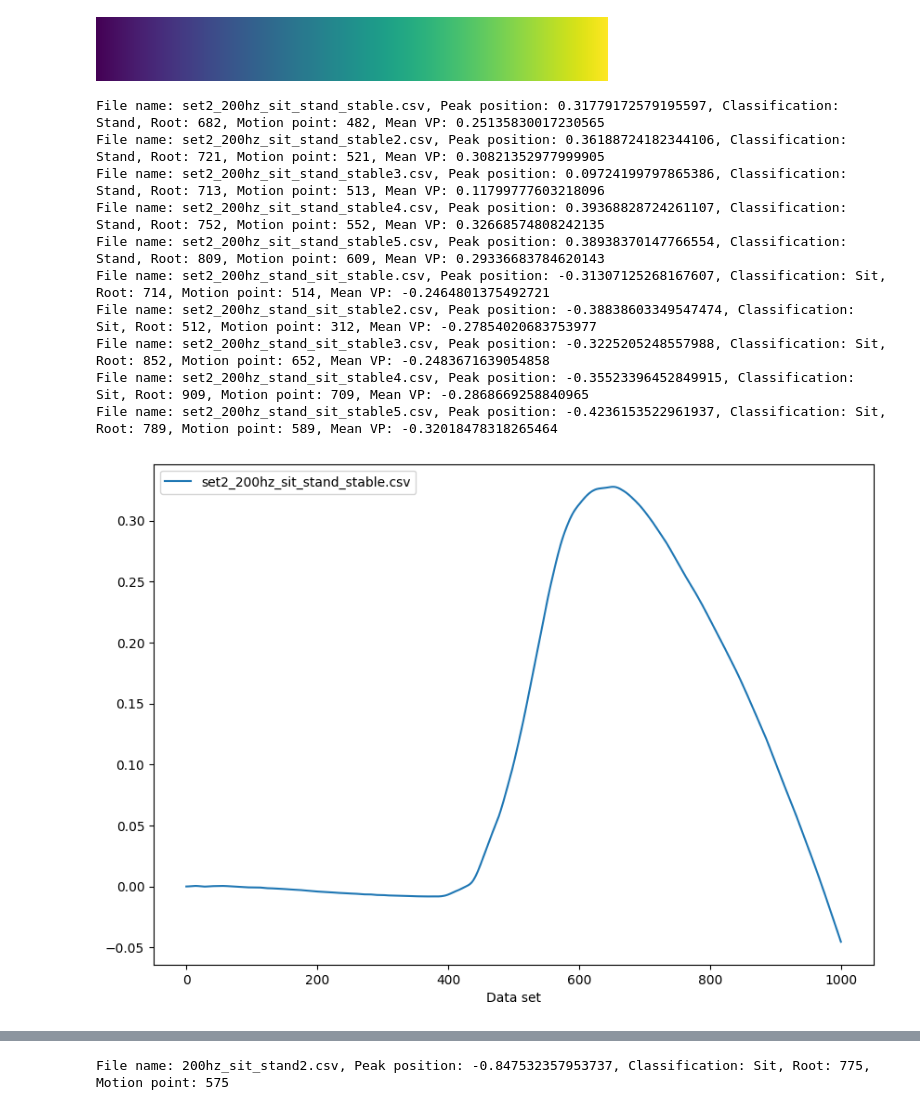
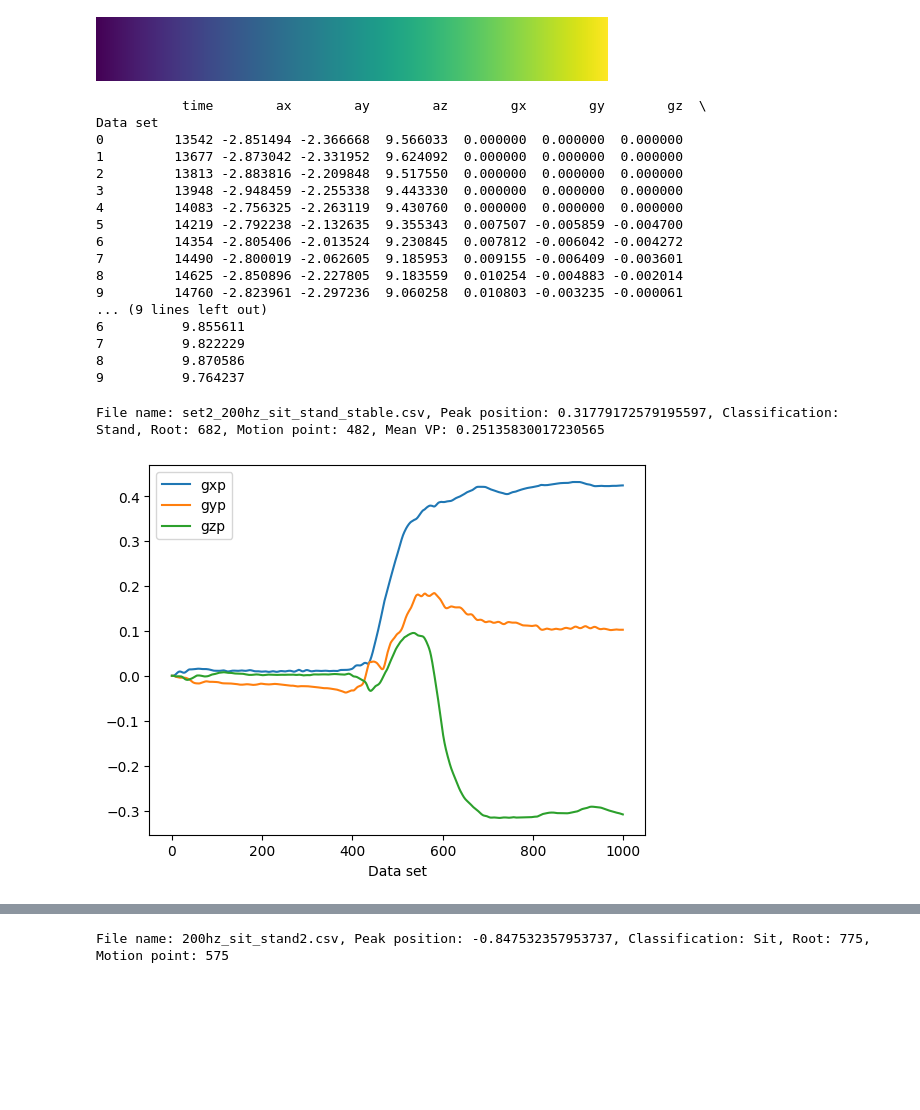
Before and after one commit to jtagrgh/standup-thing, a Jupyter notebook: classification-poc/analysis.ipynb, the cells around one changed output, grey strips where cells are left out. Saved outputs shown, nothing was run; the diff lists cells and outputs as text; code cells hidden in the pictures; blank space fills up the shorter version.

```diff
--- a/classification-poc/analysis.ipynb
+++ b/classification-poc/analysis.ipynb
@@ -40,6 +40,26 @@ sit_set_2_file_names = [
 
 stand_data_2 = [read_clean_file(name) for name in stand_set_2_file_names]
 sit_data_2 = [read_clean_file(name) for name in sit_set_2_file_names]
+
+print(stand_data_2[0].head(10))
+# %% [output]
+           time        ax        ay        az        gx        gy        gz  \
+Data set
+0         13542 -2.851494 -2.366668  9.566033  0.000000  0.000000  0.000000
+1         13677 -2.873042 -2.331952  9.624092  0.000000  0.000000  0.000000
+2         13813 -2.883816 -2.209848  9.517550  0.000000  0.000000  0.000000
+3         13948 -2.948459 -2.255338  9.443330  0.000000  0.000000  0.000000
+4         14083 -2.756325 -2.263119  9.430760  0.000000  0.000000  0.000000
+5         14219 -2.792238 -2.132635  9.355343  0.007507 -0.005859 -0.004700
+6         14354 -2.805406 -2.013524  9.230845  0.007812 -0.006042 -0.004272
+7         14490 -2.800019 -2.062605  9.185953  0.009155 -0.006409 -0.003601
+8         14625 -2.850896 -2.227805  9.183559  0.010254 -0.004883 -0.002014
+9         14760 -2.823961 -2.297236  9.060258  0.010803 -0.003235 -0.000061
+... (9 lines left out)
+6          9.855611
+7          9.822229
+8          9.870586
+9          9.764237
 # %%
 def analyze(data, names):
     for i, (data, file_name) in enumerate(zip(data, names)):
@@ -81,14 +101,15 @@ def analyze(data, names):
                 break
 
 
-        data1['vp'].plot(label=file_name, legend=True, figsize=(10,7 ))
+        # data1['vp'].plot(label=file_name, legend=True, figsize=(10,7 ))
         vp_vars = data1.vp.rolling(100).var().fillna(0).to_list()
         # print(vp_vars)
         # print(max(vp_vars))
         motion_point = vp_vars.index(next(x for x in vp_vars if x > 0.0005))
         # data1['vv'].plot()
         # data1[['vv', 'vp']].plot()
-        data1[['rgxR', 'rgyR', 'rgzR', 'ax', 'ay', 'az']].plot()
+        # data1[['rgxR', 'rgyR', 'rgzR', 'ax', 'ay', 'az']].plot()
+        data1[['gxp', 'gyp', 'gzp']].plot()
 
         root = motion_point + 200
 
@@ -104,17 +125,8 @@ def analyze(data, names):
 # %%
 all_data = stand_data_2 + sit_data_2
 all_names = stand_set_2_file_names + sit_set_2_file_names
 
-analyze(all_data, all_names)
+analyze(all_data[0:1], all_names[0:1])
 # %% [output]
 File name: set2_200hz_sit_stand_stable.csv, Peak position: 0.31779172579195597, Classification: Stand, Root: 682, Motion point: 482, Mean VP: 0.25135830017230565
-File name: set2_200hz_sit_stand_stable2.csv, Peak position: 0.36188724182344106, Classification: Stand, Root: 721, Motion point: 521, Mean VP: 0.30821352977999905
-File name: set2_200hz_sit_stand_stable3.csv, Peak position: 0.09724199797865386, Classification: Stand, Root: 713, Motion point: 513, Mean VP: 0.11799777603218096
-File name: set2_200hz_sit_stand_stable4.csv, Peak position: 0.39368828724261107, Classification: Stand, Root: 752, Motion point: 552, Mean VP: 0.32668574808242135
-File name: set2_200hz_sit_stand_stable5.csv, Peak position: 0.38938370147766554, Classification: Stand, Root: 809, Motion point: 609, Mean VP: 0.29336683784620143
-File name: set2_200hz_stand_sit_stable.csv, Peak position: -0.31307125268167607, Classification: Sit, Root: 714, Motion point: 514, Mean VP: -0.2464801375492721
-File name: set2_200hz_stand_sit_stable2.csv, Peak position: -0.38838603349547474, Classification: Sit, Root: 512, Motion point: 312, Mean VP: -0.27854020683753977
-File name: set2_200hz_stand_sit_stable3.csv, Peak position: -0.3225205248557988, Classification: Sit, Root: 852, Motion point: 652, Mean VP: -0.2483671639054858
-File name: set2_200hz_stand_sit_stable4.csv, Peak position: -0.35523396452849915, Classification: Sit, Root: 909, Motion point: 709, Mean VP: -0.2868669258840965
-File name: set2_200hz_stand_sit_stable5.csv, Peak position: -0.4236153522961937, Classification: Sit, Root: 789, Motion point: 589, Mean VP: -0.32018478318265464
-[figure, old version]
+[figure, new version]
```
Also changed, not shown: parts of 1 cell of this notebook, 27 other files.
